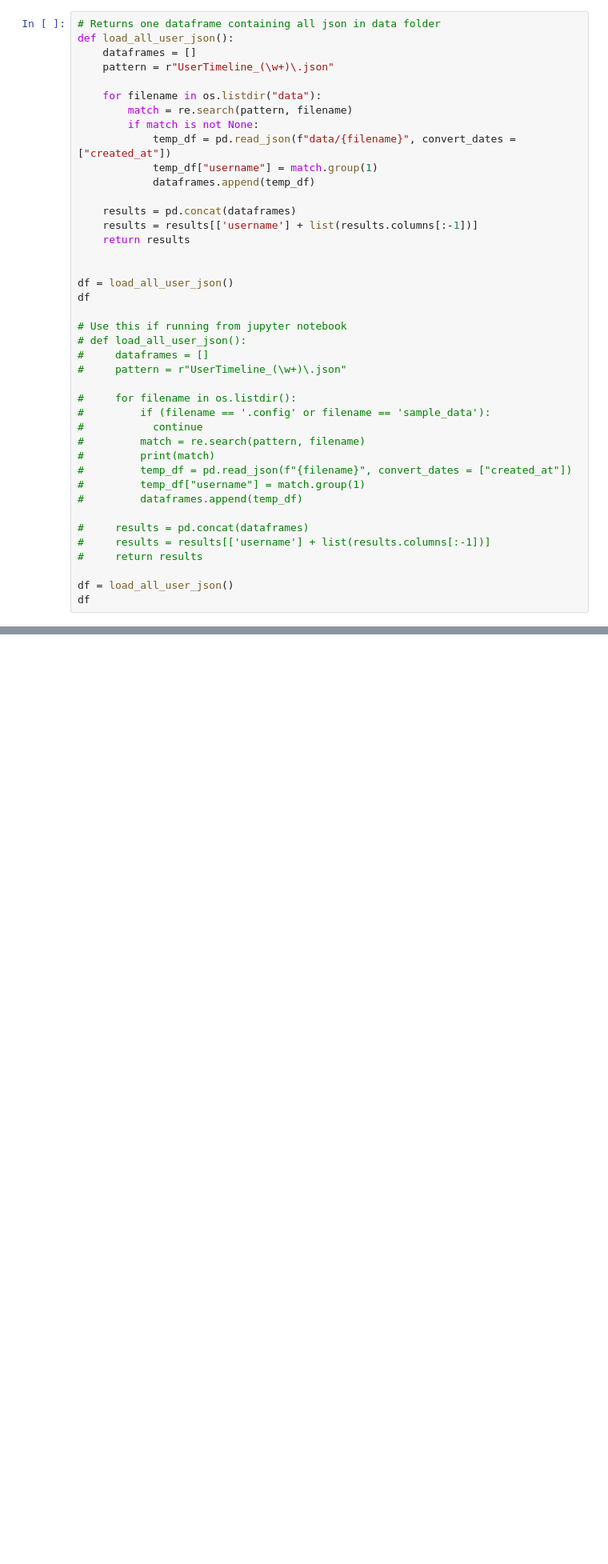
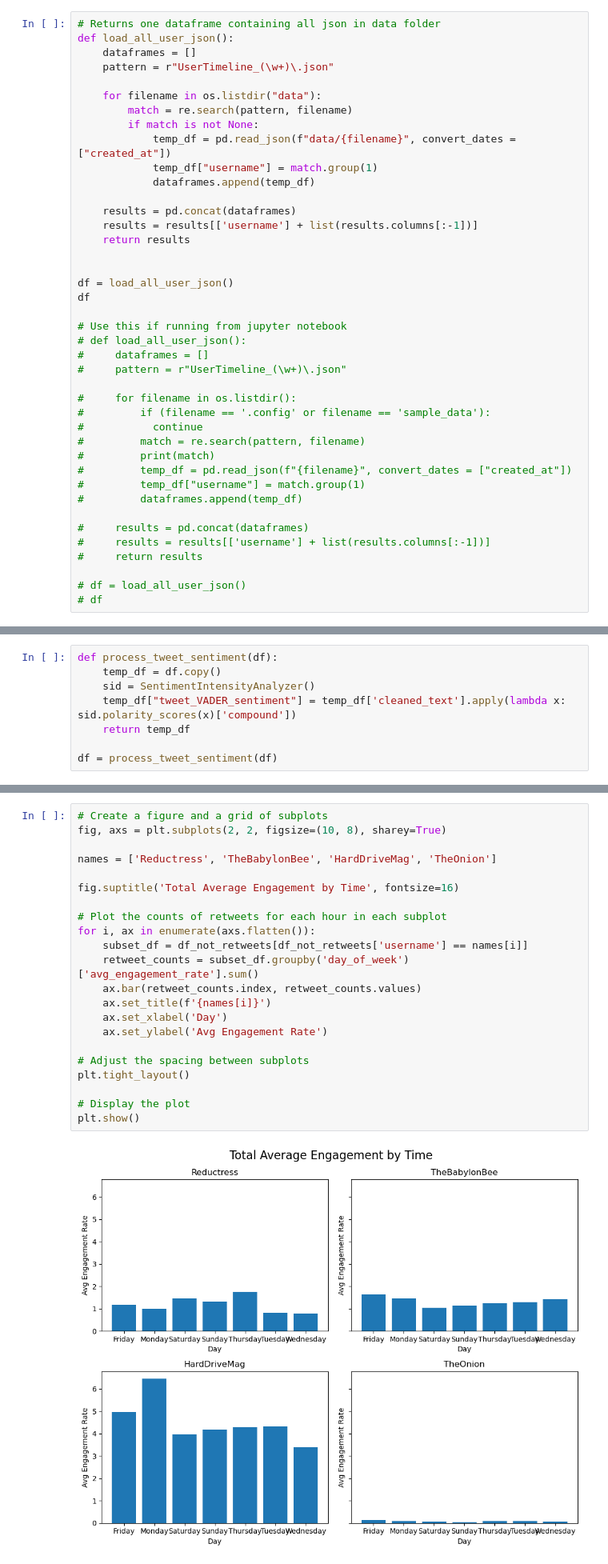
Before and after one commit to skessler79/social-media-computing-twitter, a Jupyter notebook: Skeleton.ipynb, the cells around one changed output, grey strips where cells are left out. Shown at 80% size. Cells and saved outputs as stored; diff of their text form; blank space fills up the shorter version.

Commit message:
updated dashboards and skeleton. Included tweet sentiment analysis

```diff
--- a/Skeleton.ipynb
+++ b/Skeleton.ipynb
@@ -48,8 +84,8 @@ df
 #     results = results[['username'] + list(results.columns[:-1])]
 #     return results
 
-df = load_all_user_json()
-df
+# df = load_all_user_json()
+# df
 # %% [output]
 |  | username | created_at | id | id_str | text | truncated | entities | source | in_reply_to_status_id | ... |
 | 0 | HardDriveMag | 2023-06-02 21:00:25+00:00 | 1664738765376573442 | 1664738765376573440 | EA Honors Pride Month by Announci... | False | {'hashtags': [], 'symbols': [], '... | <a href="https://buffer.com" rel=... | NaN | ... |
@@ -125,3 +212,11 @@ df = process_amplification_rate(df)
+# %%
+def process_tweet_sentiment(df):
+    temp_df = df.copy()
+    sid = SentimentIntensityAnalyzer()
+    temp_df["tweet_VADER_sentiment"] = temp_df['cleaned_text'].apply(lambda x: sid.polarity_scores(x)['compound'])
+    return temp_df
+
+df = process_tweet_sentiment(df)
 # %% [markdown]
 # Basic Functions
 # %%
@@ -412,3 +513,27 @@ plt.tight_layout()
 plt.show()
 # %% [output]
 [figure]
+# %%
+# Create a figure and a grid of subplots
+fig, axs = plt.subplots(2, 2, figsize=(10, 8), sharey=True)
+
+names = ['Reductress', 'TheBabylonBee', 'HardDriveMag', 'TheOnion']
+
+fig.suptitle('Total Average Engagement by Time', fontsize=16)
+
+# Plot the counts of retweets for each hour in each subplot
+for i, ax in enumerate(axs.flatten()):
+    subset_df = df_not_retweets[df_not_retweets['username'] == names[i]]
+    retweet_counts = subset_df.groupby('day_of_week')['avg_engagement_rate'].sum()
+    ax.bar(retweet_counts.index, retweet_counts.values)
+    ax.set_title(f'{names[i]}')
+    ax.set_xlabel('Day')
+    ax.set_ylabel('Avg Engagement Rate')
+
+# Adjust the spacing between subplots
+plt.tight_layout()
+
+# Display the plot
+plt.show()
+# %% [output]
+[figure, added]
```
Also changed, not shown: parts of 16 cells of this notebook, 1 other file.
